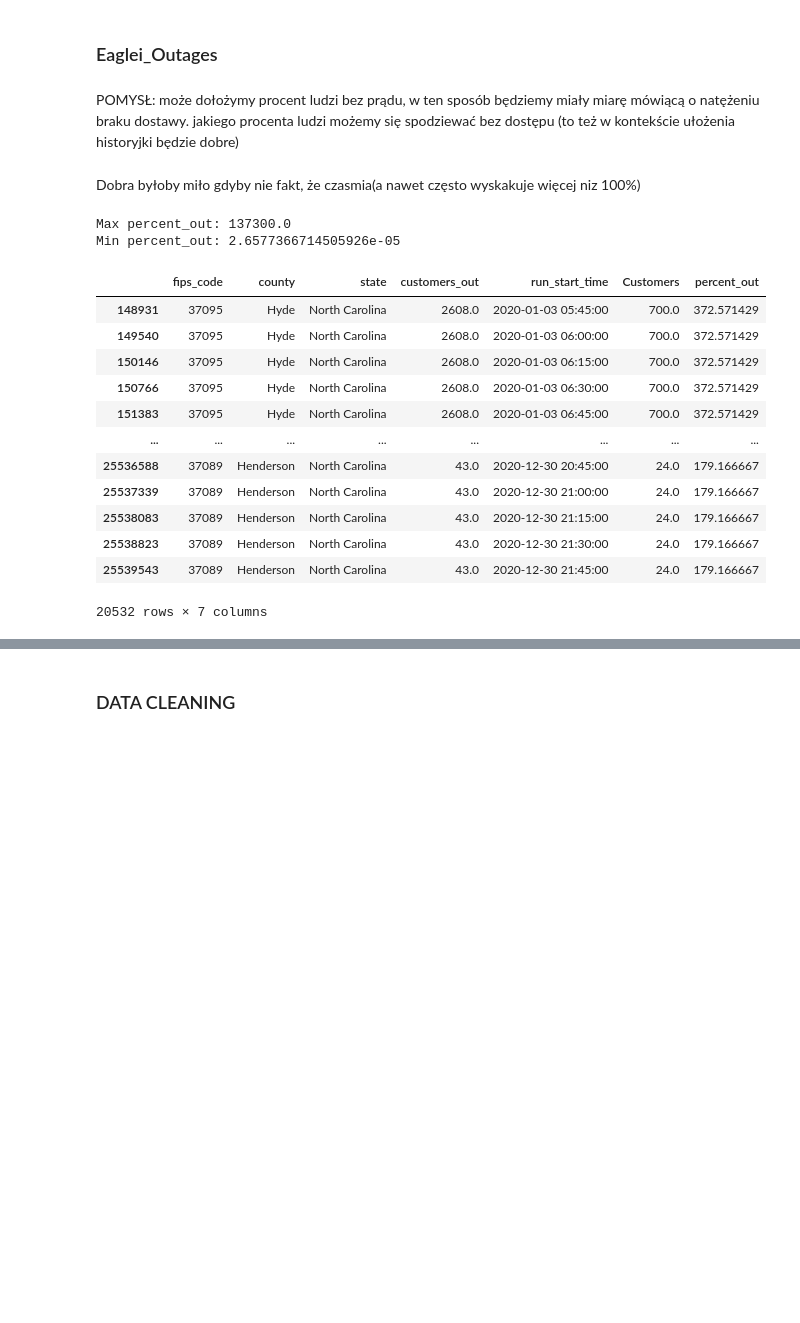
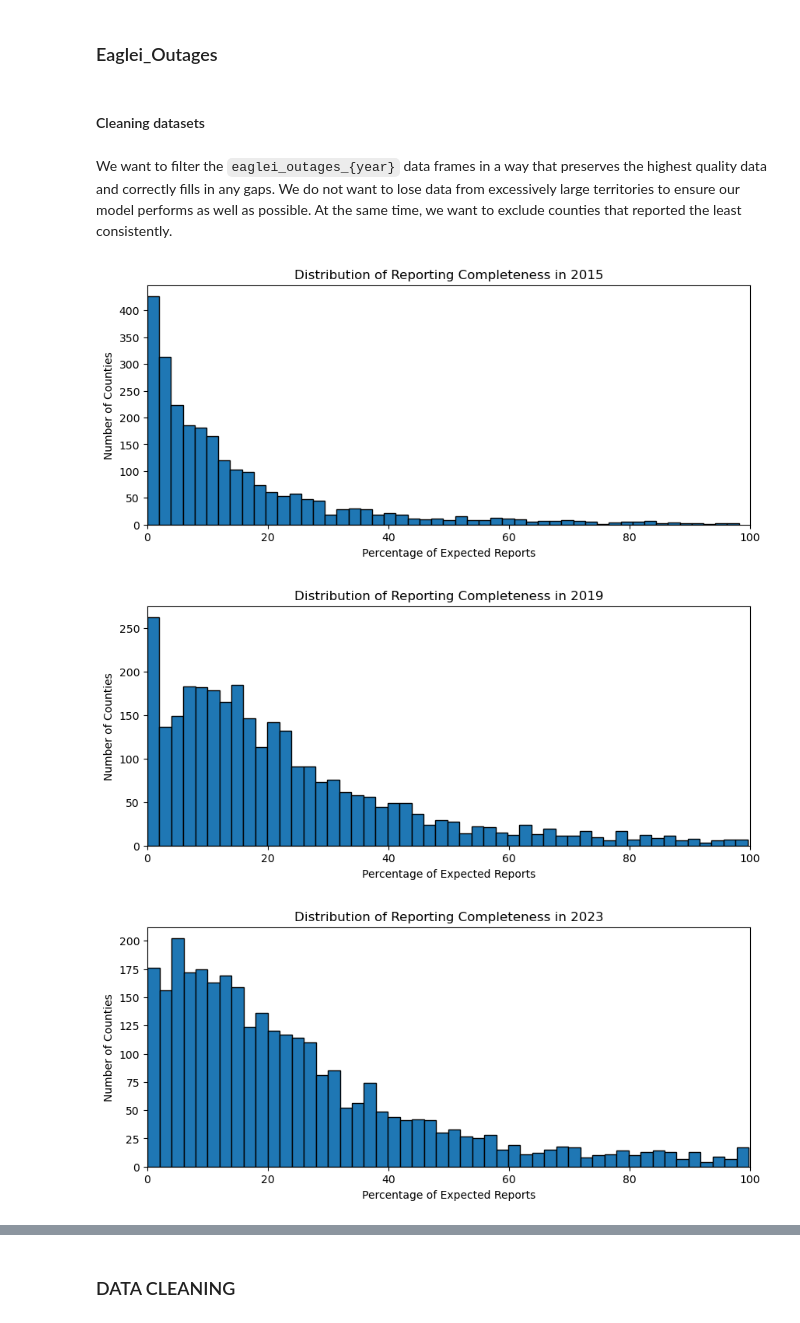
Before and after one commit to kwiatkowskaa/PowerOutage_Prediction, a Jupyter notebook: notebooks/02_feature_engineering.ipynb, the cells around one changed output, grey strips where cells are left out. Drawn from its saved outputs; the diff is of its cells as text; code cells hidden in the pictures; blank space fills up the shorter version.

Commit message:
outages_data aggregation and cleaning

```diff
--- a/notebooks/02_feature_engineering.ipynb
+++ b/notebooks/02_feature_engineering.ipynb
@@ -82,43 +85,17 @@ summarize_overall_missing(stormEvents_dfs)
 One of the most important columns in the Storm Events dataset is **MAGNITUDE**, which allows us to assess the intensity of events. Unfortunately, for most events, this column is empty, with around 50% of the data missing in each dataset and around 60% of missing data in **MAGNITUDE_TYPE**. As a result, we will not be able to use it.
 # %% [markdown]
 ### Eaglei_Outages
-# %% [markdown]
-POMYSŁ: może dołożymy procent ludzi bez prądu, w ten sposób będziemy miały miarę mówiącą o natężeniu braku dostawy. jakiego procenta ludzi możemy się spodziewać bez dostępu (to też w kontekście ułożenia historyjki będzie dobre)
-# %% [markdown]
-Dobra byłoby miło gdyby nie fakt, że czasmia(a nawet często wyskakuje więcej niz 100%)
-# %%
-mcc = pd.read_csv("../data/eaglei_data/MCC.csv")
-mcc["County_FIPS"] = mcc["County_FIPS"].astype(str)
-dfs = [eaglei_outages_2020]
-
-for i, df in enumerate(dfs):
-    df["fips_code"] = df["fips_code"].astype(str)
-    df = df.merge(mcc, left_on="fips_code", right_on="County_FIPS", how="left")
-    df["percent_out"] = (df["customers_out"] / df["Customers"]) * 100
-    dfs[i] = df.drop(columns=["County_FIPS"])
-
-
-
-max_value = dfs[0]["percent_out"].max()
-min_value = dfs[0]["percent_out"].min()
-
-print(f"Max percent_out: {max_value}")
-print(f"Min percent_out: {min_value}")
-
-dfs[0][dfs[0]["percent_out"] > 100]
-# %% [output]
-Max percent_out: 137300.0
-Min percent_out: 2.6577366714505926e-05
-|  | fips_code | county | state | customers_out | run_start_time | Customers | percent_out |
-| 148931 | 37095 | Hyde | North Carolina | 2608.0 | 2020-01-03 05:45:00 | 700.0 | 372.571429 |
-| 149540 | 37095 | Hyde | North Carolina | 2608.0 | 2020-01-03 06:00:00 | 700.0 | 372.571429 |
-| 150146 | 37095 | Hyde | North Carolina | 2608.0 | 2020-01-03 06:15:00 | 700.0 | 372.571429 |
-| 150766 | 37095 | Hyde | North Carolina | 2608.0 | 2020-01-03 06:30:00 | 700.0 | 372.571429 |
-| 151383 | 37095 | Hyde | North Carolina | 2608.0 | 2020-01-03 06:45:00 | 700.0 | 372.571429 |
-| ... | ... | ... | ... | ... | ... | ... | ... |
-| 25536588 | 37089 | Henderson | North Carolina | 43.0 | 2020-12-30 20:45:00 | 24.0 | 179.166667 |
-| 25537339 | 37089 | Henderson | North Carolina | 43.0 | 2020-12-30 21:00:00 | 24.0 | 179.166667 |
-| 25538083 | 37089 | Henderson | North Carolina | 43.0 | 2020-12-30 21:15:00 | 24.0 | 179.166667 |
-| 25538823 | 37089 | Henderson | North Carolina | 43.0 | 2020-12-30 21:30:00 | 24.0 | 179.166667 |
-| 25539543 | 37089 | Henderson | North Carolina | 43.0 | 2020-12-30 21:45:00 | 24.0 | 179.166667 |
-20532 rows × 7 columns
+# %% [markdown]
+#### Cleaning datasets
+# %% [markdown]
+We want to filter the `eaglei_outages_{year}` data frames in a way that preserves the highest quality data and correctly fills in any gaps. We do not want to lose data from excessively large territories to ensure our model performs as well as possible. At the same time, we want to exclude counties that reported the least consistently.
+# %%
+expected_reports = 4 * 24 * 365
+
+plot_reporting_distribution(eaglei_outages_2015, 'run_start_time', expected_reports)
+plot_reporting_distribution(eaglei_outages_2019, 'run_start_time', expected_reports)
+plot_reporting_distribution(eaglei_outages_2023, 'run_start_time', expected_reports)
+# %% [output]
+[figure, added]
+[figure, added]
+[figure, added]
```
Also changed, not shown: parts of 15 cells of this notebook, 1 other file.
